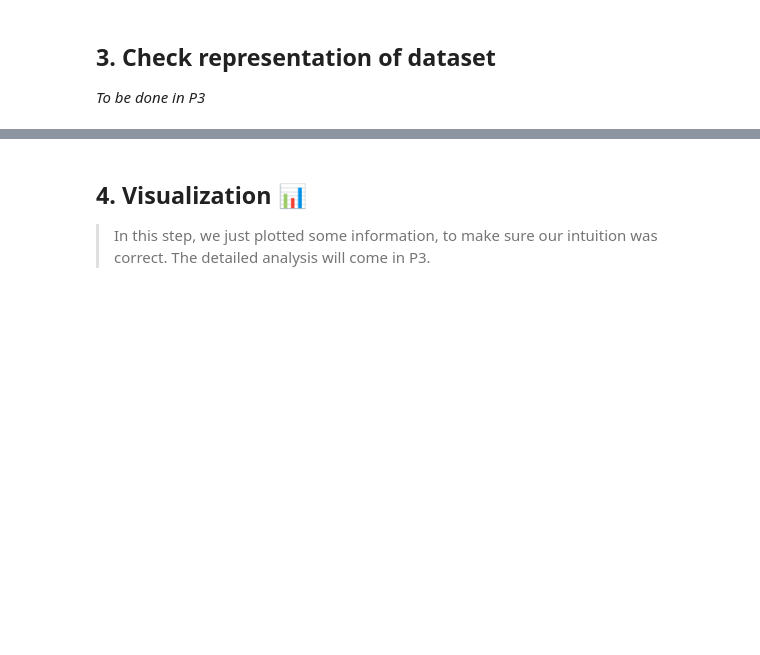
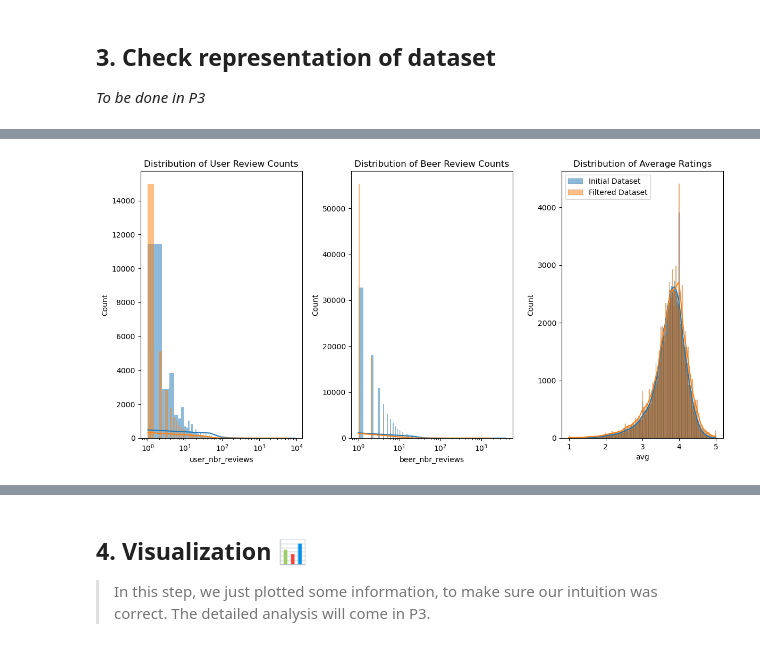
Before and after one commit to epfl-ada/ada-2023-project-beeradaventure46, a Jupyter notebook: Milestone_2.ipynb, the cells around one changed output, grey strips where cells are left out. Drawn from its saved outputs; the diff is of its cells as text; code cells hidden in the pictures; blank space fills up the shorter version.

Commit message:
new dataset is representative!

```diff
--- a/Milestone_2.ipynb
+++ b/Milestone_2.ipynb
@@ -932,3 +937,8 @@ Shape of df :  (1083683, 29)
 # %% [markdown]
 ## 3. Check representation of dataset
  *To be done in P3*
+# %%
+# Load the filtered dataset
+filtered_df = df.copy(deep=True)
+filtered_df_beer = filtered_df.groupby('beer_id').agg({'beer_nbr_reviews':'mean', 'avg':'mean', 'beer_nbr_reviews_computed': 'mean', 'beer_avg_computed': 'mean'})
+filtered_df_user = filtered_df.groupby('user_id').agg({'user_nbr_reviews':'mean','user_nbr_reviews_computed': 'mean'})
@@ -934,0 +979,30 @@ Shape of df :  (1083683, 29)
+# %%
+# Check the distribution of key columns to see if they are similar
+fig, axes = plt.subplots(nrows=1, ncols=3, figsize=(12, 6))
+
+# Distribution of User Review Counts
+axes[0].set_title('Distribution of User Review Counts')
+sns.histplot(filtered_df_user['user_nbr_reviews'], kde=True, ax=axes[0], label='Initial Dataset')
+sns.histplot(filtered_df_user['user_nbr_reviews_computed'], kde=True, ax=axes[0], label='Filtered Dataset')
+#axes[0].set_ylim([1e0, 25000])
+axes[0].set_xscale('log')
+#axes[0].set_yscale('log')
+
+# Distribution of Beer Review Counts
+axes[1].set_title('Distribution of Beer Review Counts')
+sns.histplot(filtered_df_beer['beer_nbr_reviews'], kde=True, ax=axes[1], label='Initial Dataset')
+sns.histplot(filtered_df_beer['beer_nbr_reviews_computed'], kde=True, ax=axes[1], label='Filtered Dataset')
+#axes[1].set_ylim([1e0, 2000000])
+axes[1].set_xscale('log')
+#axes[1].set_yscale('log')
+
+# Distribution of Average Ratings
+axes[2].set_title('Distribution of Average Ratings')
+sns.histplot(filtered_df_beer['avg'], kde=True, ax=axes[2], label='Initial Dataset')
+sns.histplot(filtered_df_beer['beer_avg_computed'], kde=True, ax=axes[2], label='Filtered Dataset')
+
+plt.tight_layout()
+plt.legend()
+plt.show()
+# %% [output]
+[figure, added]
```
Also changed, not shown: parts of 10 cells of this notebook, 2 other files.
